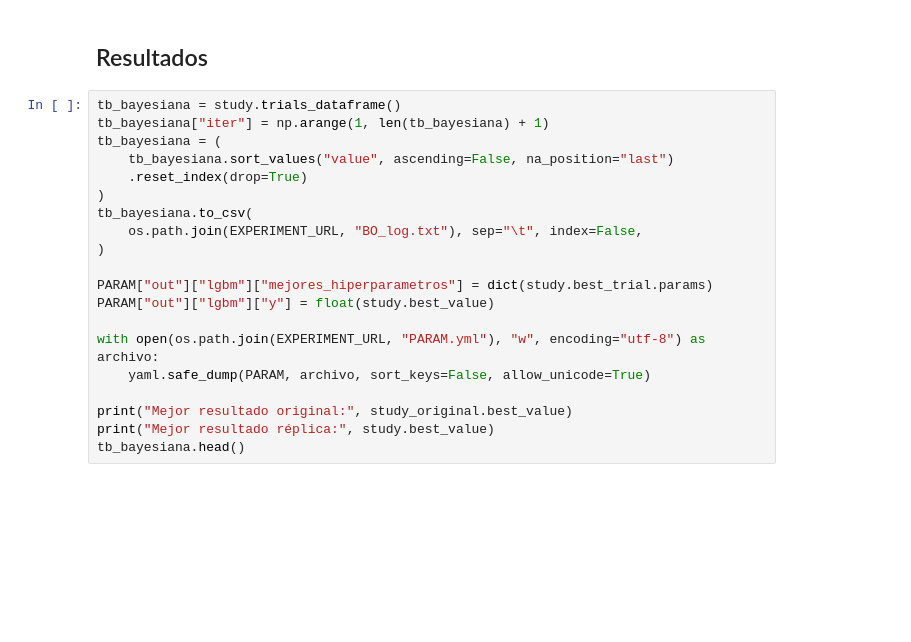
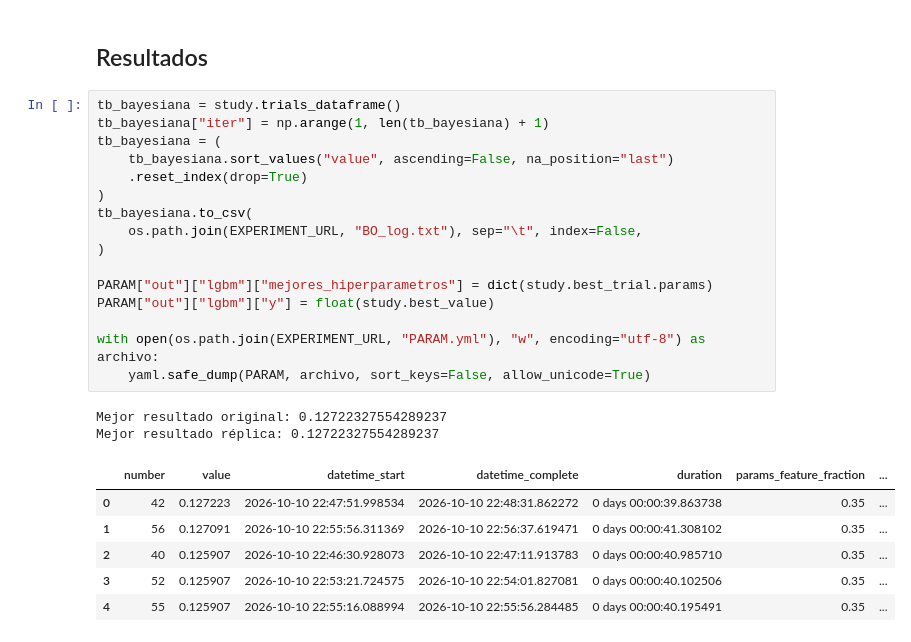
Before and after one commit to ssmito/dmeyf2026, a Jupyter notebook: entregas/bo/lag028_replica.ipynb, the cells around one changed output. Cells and saved outputs as stored; diff of their text form; blank space fills up the shorter version.

```diff
--- a/entregas/bo/lag028_replica.ipynb
+++ b/entregas/bo/lag028_replica.ipynb
@@ -244,20 +288,25 @@ if trials_restantes > 0:
 # %%
 tb_bayesiana = study.trials_dataframe()
 tb_bayesiana["iter"] = np.arange(1, len(tb_bayesiana) + 1)
 tb_bayesiana = (
     tb_bayesiana.sort_values("value", ascending=False, na_position="last")
     .reset_index(drop=True)
 )
 tb_bayesiana.to_csv(
     os.path.join(EXPERIMENT_URL, "BO_log.txt"), sep="\t", index=False,
 )
 
 PARAM["out"]["lgbm"]["mejores_hiperparametros"] = dict(study.best_trial.params)
 PARAM["out"]["lgbm"]["y"] = float(study.best_value)
 
 with open(os.path.join(EXPERIMENT_URL, "PARAM.yml"), "w", encoding="utf-8") as archivo:
     yaml.safe_dump(PARAM, archivo, sort_keys=False, allow_unicode=True)
-
-print("Mejor resultado original:", study_original.best_value)
-print("Mejor resultado réplica:", study.best_value)
-tb_bayesiana.head()
+# %% [output]
+Mejor resultado original: 0.12722327554289237
+Mejor resultado réplica: 0.12722327554289237
+|  | number | value | datetime_start | datetime_complete | duration | params_feature_fraction | ... |
+| 0 | 42 | 0.127223 | 2026-10-10 22:47:51.998534 | 2026-10-10 22:48:31.862272 | 0 days 00:00:39.863738 | 0.35 | ... |
+| 1 | 56 | 0.127091 | 2026-10-10 22:55:56.311369 | 2026-10-10 22:56:37.619471 | 0 days 00:00:41.308102 | 0.35 | ... |
+| 2 | 40 | 0.125907 | 2026-10-10 22:46:30.928073 | 2026-10-10 22:47:11.913783 | 0 days 00:00:40.985710 | 0.35 | ... |
+| 3 | 52 | 0.125907 | 2026-10-10 22:53:21.724575 | 2026-10-10 22:54:01.827081 | 0 days 00:00:40.102506 | 0.35 | ... |
+| 4 | 55 | 0.125907 | 2026-10-10 22:55:16.088994 | 2026-10-10 22:55:56.284485 | 0 days 00:00:40.195491 | 0.35 | ... |
```
Also changed, not shown: parts of 5 cells of this notebook, 58 other files.
